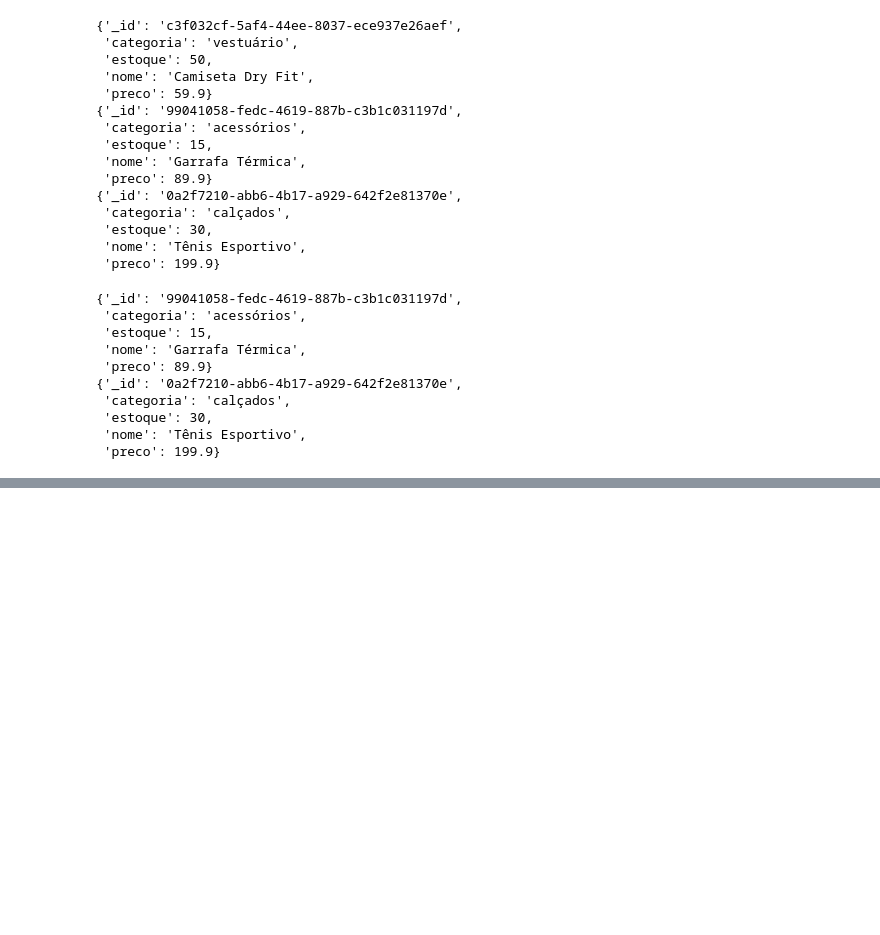
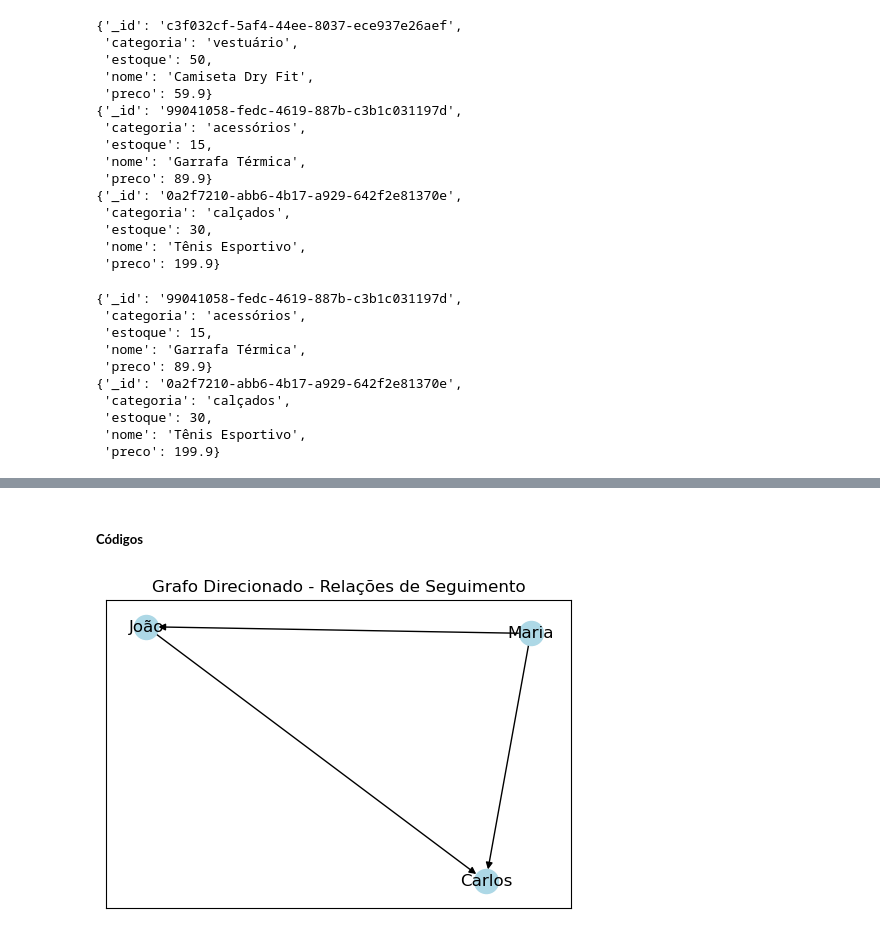
Before and after one commit to RicardViana/fiap-Big-Data, a Jupyter notebook: fundamentos_de_bancos_de_dados_relacionais_e_nosql.ipynb, the cells around one changed output, grey strips where cells are left out. Saved outputs shown, nothing was run; the diff lists cells and outputs as text; code cells hidden in the pictures; blank space fills up the shorter version.

```diff
--- a/fundamentos_de_bancos_de_dados_relacionais_e_nosql.ipynb
+++ b/fundamentos_de_bancos_de_dados_relacionais_e_nosql.ipynb
@@ -2069,0 +2114,34 @@ for doc in (produtos.find({"preco": {"$gt": 60}})):
+# %% [markdown]
+##### **Códigos**
+# %%
+# Cria um grafo direcionado
+G = nx.DiGraph()
+# %%
+# Criar nó
+G.add_node("Maria")   # Cria um nó com o nome "Maria"
+G.add_node("João")    # Cria um nó com o nome "João"
+G.add_node("Carlos")  # Cria um nó com o nome "Carlos"
+# %%
+# Criar arestas
+G.add_edge("Maria", "João")     # Maria segue João → cria uma seta de Maria para João
+G.add_edge("João", "Carlos")    # João segue Carlos → cria uma seta de João para Carlos
+G.add_edge("Maria", "Carlos")   # Maria segue Carlos → cria uma seta de Maria para Carlos
+# %%
+# Cria uma figura com tamanho definido para exibição do grafo
+plt.figure(figsize=(6,4))
+
+# Desenha o grafo na tela
+nx.draw_networkx(
+    G,                     # O grafo a ser desenhado
+    with_labels=True,      # Mostra os nomes dos nós
+    node_color='lightblue',# Cor dos nós
+    arrows=True            # Habilita as setas indicando a direção das conexões
+)
+
+# Título do gráfico
+plt.title("Grafo Direcionado - Relações de Seguimento")
+
+# Exibe o gráfico
+plt.show()
+# %% [output]
+[figure, added]
```
Also changed, not shown: parts of 6 cells of this notebook.
